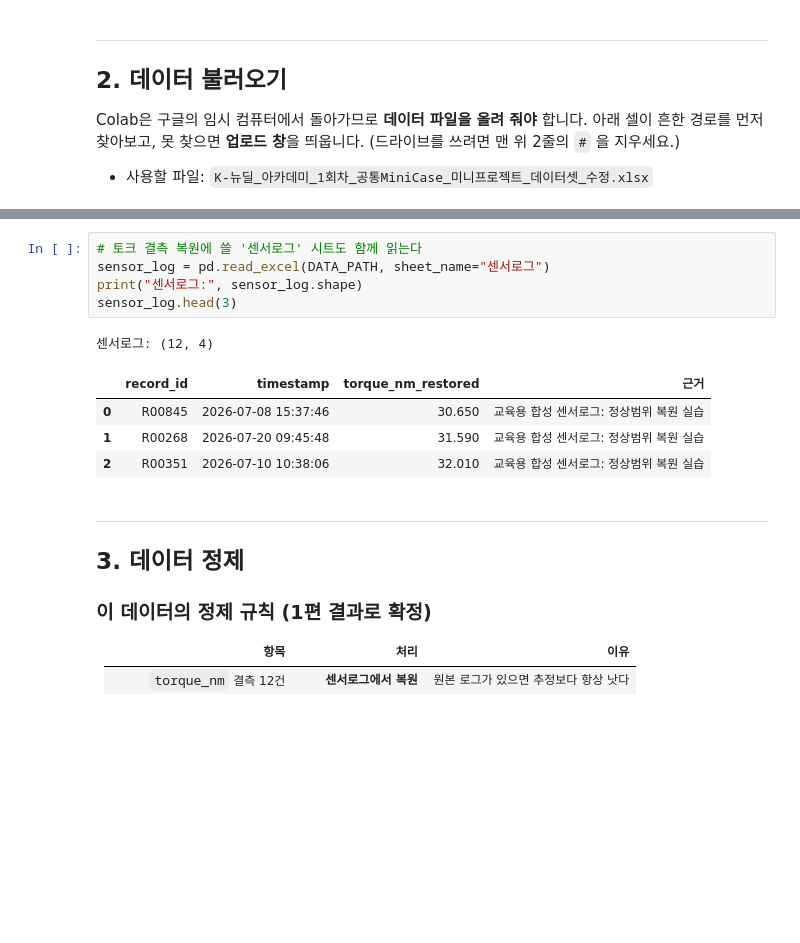
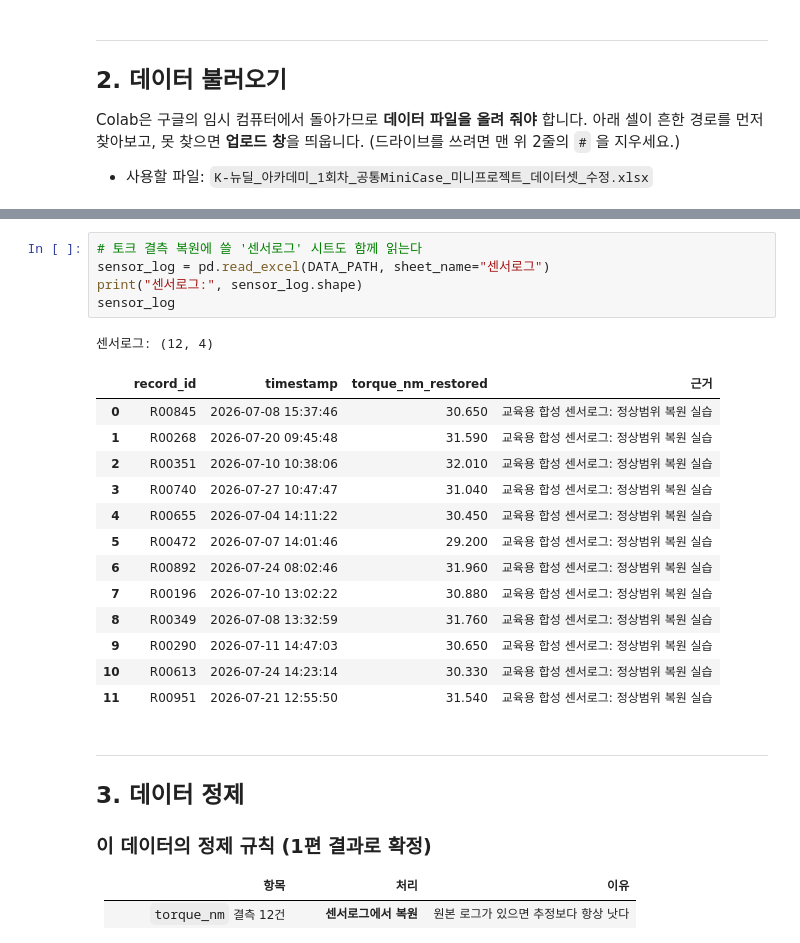
Before and after one commit to juneekk01/K-NewDeal-Academy, a Jupyter notebook: N01-2_전처리_머신러닝_성능평가.ipynb, the cells around one changed output, grey strips where cells are left out. Saved outputs shown, nothing was run; the diff lists cells and outputs as text; blank space fills up the shorter version.

```diff
--- a/N01-2_전처리_머신러닝_성능평가.ipynb
+++ b/N01-2_전처리_머신러닝_성능평가.ipynb
@@ -165,14 +163,23 @@ Saving K-뉴딜_아카데미_1회차_공토
 # %%
 # 토크 결측 복원에 쓸 '센서로그' 시트도 함께 읽는다
 sensor_log = pd.read_excel(DATA_PATH, sheet_name="센서로그")
 print("센서로그:", sensor_log.shape)
-sensor_log.head(3)
+sensor_log
 # %% [output]
 센서로그: (12, 4)
 |  | record_id | timestamp | torque_nm_restored | 근거 |
 | 0 | R00845 | 2026-07-08 15:37:46 | 30.650 | 교육용 합성 센서로그: 정상범위 복원 실습 |
 | 1 | R00268 | 2026-07-20 09:45:48 | 31.590 | 교육용 합성 센서로그: 정상범위 복원 실습 |
 | 2 | R00351 | 2026-07-10 10:38:06 | 32.010 | 교육용 합성 센서로그: 정상범위 복원 실습 |
+| 3 | R00740 | 2026-07-27 10:47:47 | 31.040 | 교육용 합성 센서로그: 정상범위 복원 실습 |
+| 4 | R00655 | 2026-07-04 14:11:22 | 30.450 | 교육용 합성 센서로그: 정상범위 복원 실습 |
+| 5 | R00472 | 2026-07-07 14:01:46 | 29.200 | 교육용 합성 센서로그: 정상범위 복원 실습 |
+| 6 | R00892 | 2026-07-24 08:02:46 | 31.960 | 교육용 합성 센서로그: 정상범위 복원 실습 |
+| 7 | R00196 | 2026-07-10 13:02:22 | 30.880 | 교육용 합성 센서로그: 정상범위 복원 실습 |
+| 8 | R00349 | 2026-07-08 13:32:59 | 31.760 | 교육용 합성 센서로그: 정상범위 복원 실습 |
+| 9 | R00290 | 2026-07-11 14:47:03 | 30.650 | 교육용 합성 센서로그: 정상범위 복원 실습 |
+| 10 | R00613 | 2026-07-24 14:23:14 | 30.330 | 교육용 합성 센서로그: 정상범위 복원 실습 |
+| 11 | R00951 | 2026-07-21 12:55:50 | 31.540 | 교육용 합성 센서로그: 정상범위 복원 실습 |
 # %% [markdown]
 ---
 
```
Also changed, not shown: parts of 62 cells of this notebook.
